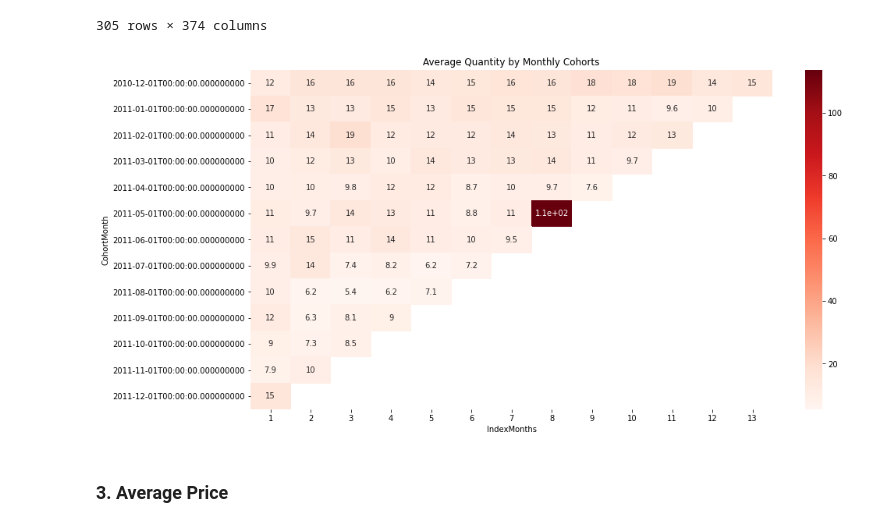
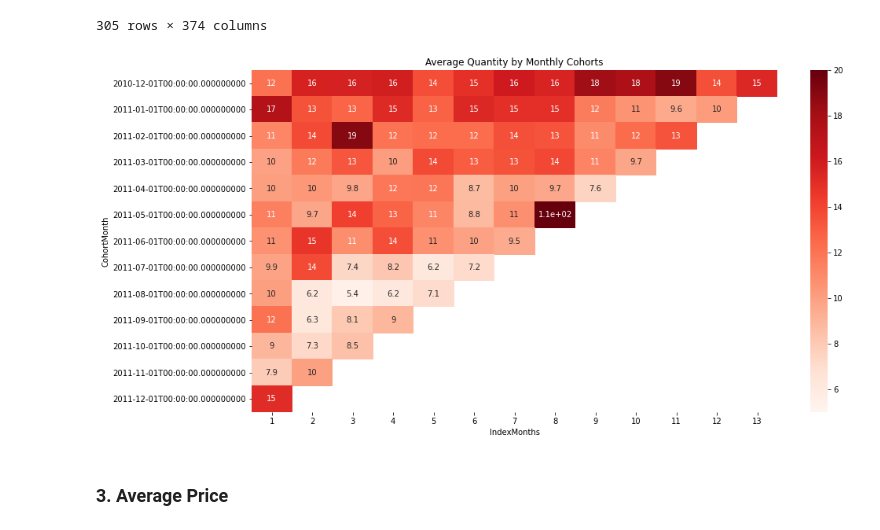
Before and after one commit to ovokpus/Customer-Segmentation, a Jupyter notebook: retail_project.ipynb, the cells around one changed output. Saved outputs shown, nothing was run; the diff lists cells and outputs as text; code cells hidden in the pictures.

Commit message:
code update for heatmap

```diff
--- a/retail_project.ipynb
+++ b/retail_project.ipynb
@@ -429,13 +429,15 @@ average_quantity_days.round(2)
 # %%
 plt.figure(figsize=(15, 8))
 plt.title('Average Quantity by Monthly Cohorts')
 sns.heatmap(data = average_quantity_mnth,
            annot = True,
+            vmin = 5.0,
+            vmax = 20.0,
            cmap = 'Reds')
 
 plt.show()
 # %% [output]
-[figure, old version]
+[figure, new version]
 # %% [markdown]
 ### 3. Average Price
 # %%
```
Also changed, not shown: parts of 2 cells of this notebook.
